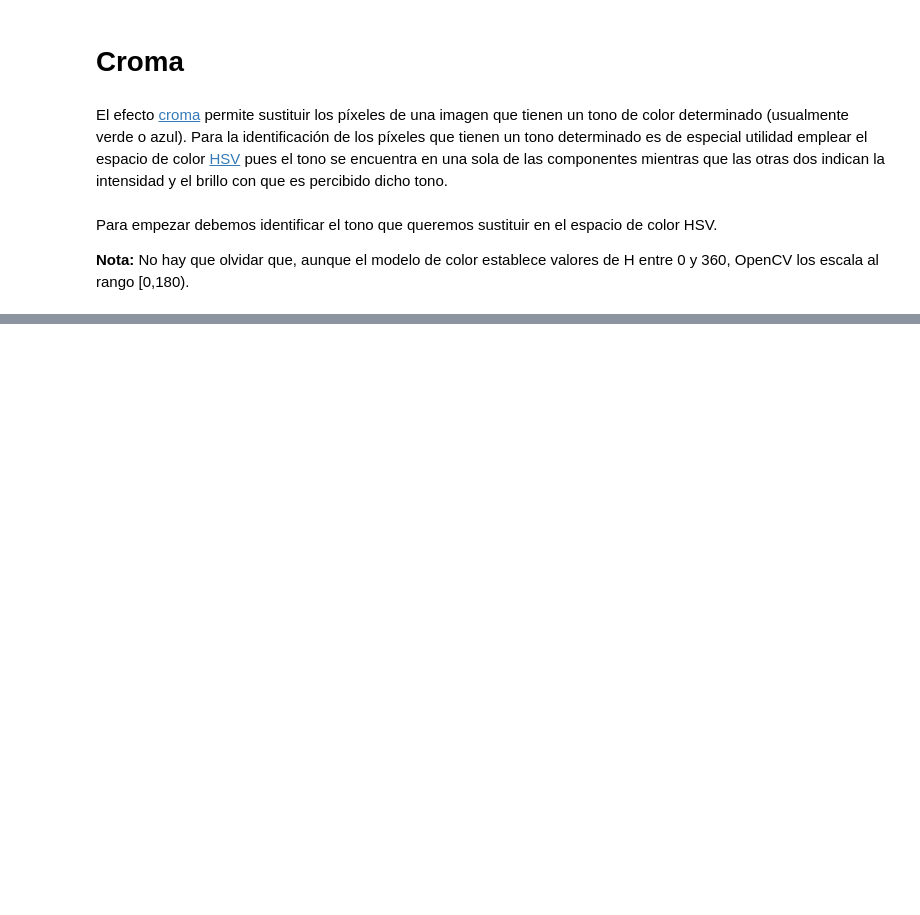
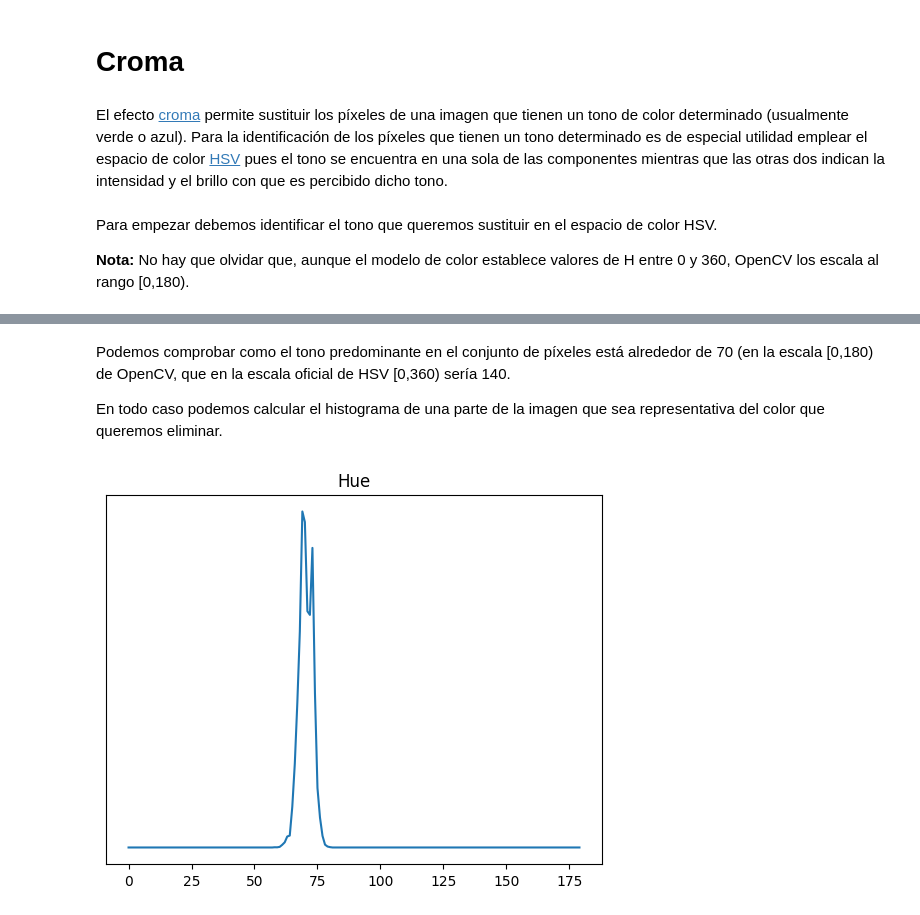
Before and after one commit to ba1l0n/CUIA, a Jupyter notebook: 03-OpenCV-Croma.ipynb, the cells around one changed output, grey strips where cells are left out. Cells and saved outputs as stored; diff of their text form; code cells hidden in the pictures; blank space fills up the shorter version.

```diff
--- a/03-OpenCV-Croma.ipynb
+++ b/03-OpenCV-Croma.ipynb
@@ -32,0 +60,8 @@ plt.imshow(mapabgr)
+# %% [markdown]
+Podemos comprobar como el tono predominante en el conjunto de píxeles está alrededor de 70 (en la escala [0,180) de OpenCV, que en la escala oficial de HSV [0,360) sería 140.
+
+En todo caso podemos calcular el histograma de una parte de la imagen que sea representativa del color que queremos eliminar.
+# %%
+histogramahsv(croma[0:200, 0:200, :]) #Cálculo del histograma de tono del recuadro de 200x200 superior izquierdo
+# %% [output]
+[figure, added]
```
Also changed, not shown: parts of 18 cells of this notebook, 3 other files.
